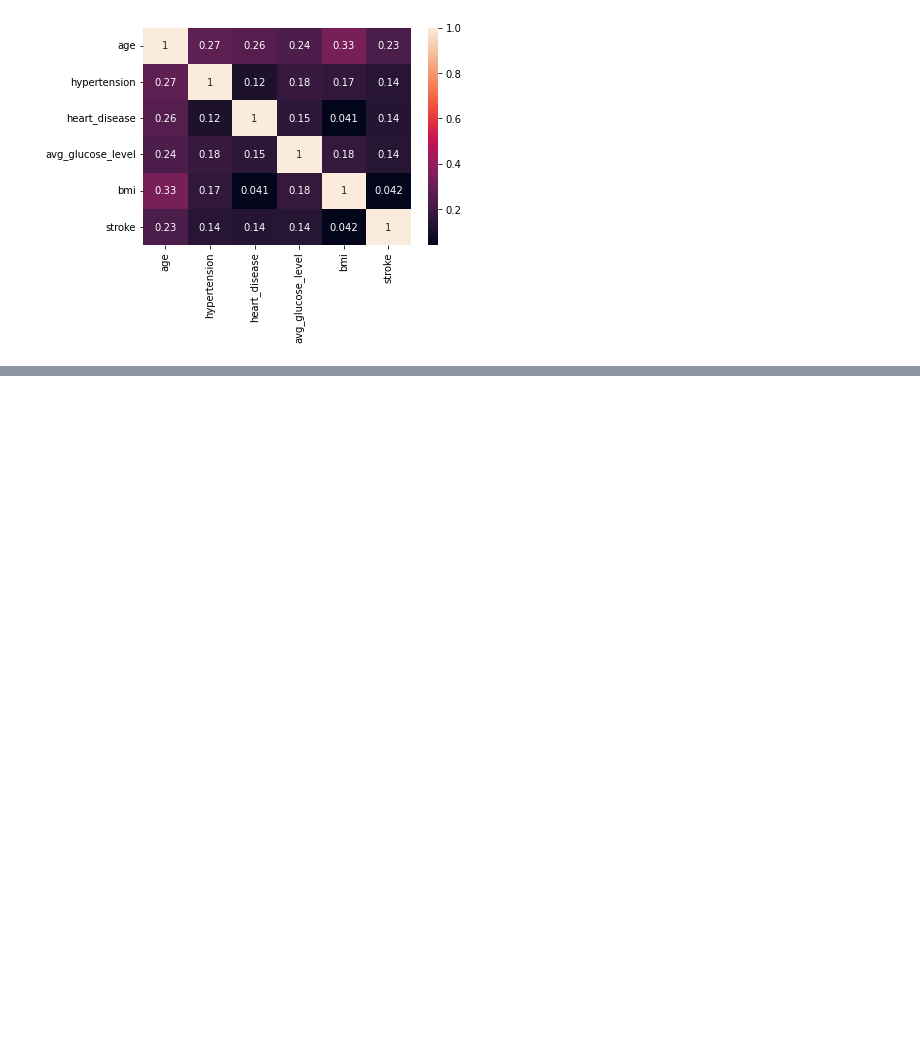
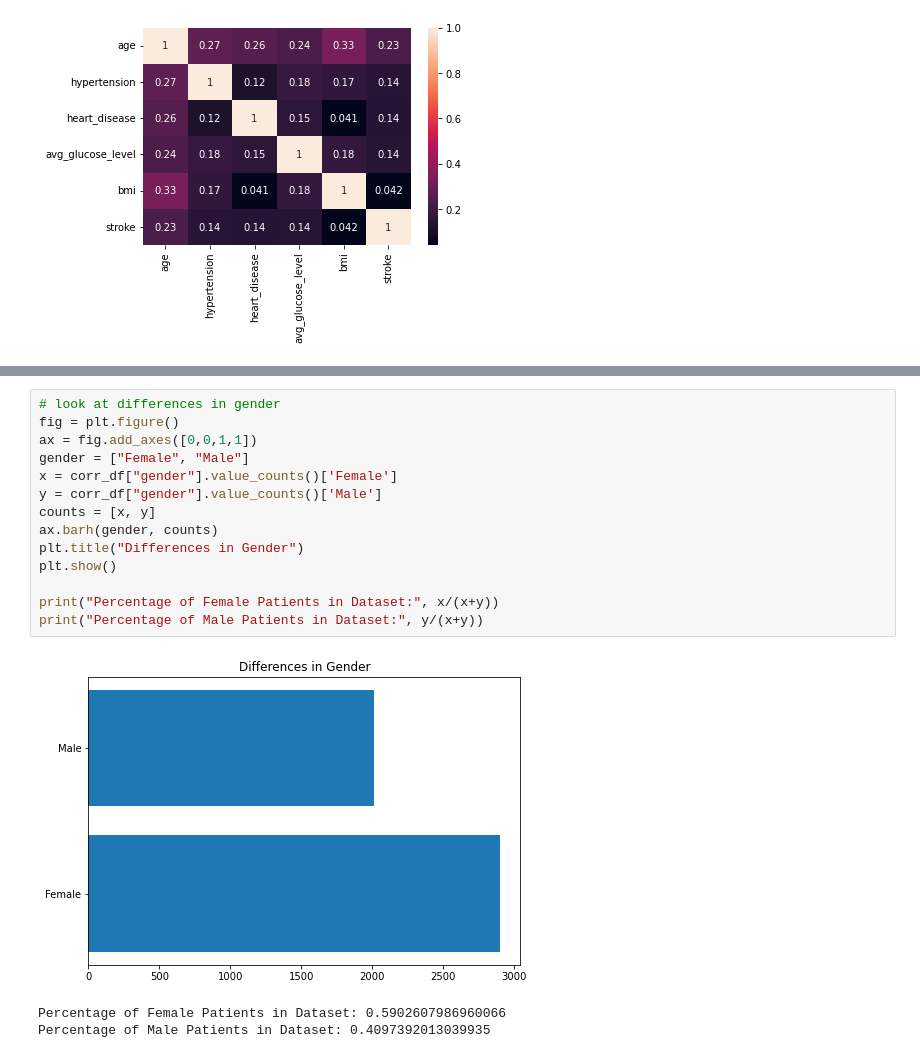
Before and after one commit to cmmoreno9/practice_stroke_dataset, a Jupyter notebook: stroke_data_exploration_practice.ipynb, the cells around one changed output, grey strips where cells are left out. Drawn from its saved outputs; the diff is of its cells as text; blank space fills up the shorter version.

Commit message:
added some bar charts

```diff
--- a/stroke_data_exploration_practice.ipynb
+++ b/stroke_data_exploration_practice.ipynb
@@ -171,0 +179,18 @@ Hypertension & Age
+# %%
+# look at differences in gender
+fig = plt.figure()
+ax = fig.add_axes([0,0,1,1])
+gender = ["Female", "Male"]
+x = corr_df["gender"].value_counts()['Female']
+y = corr_df["gender"].value_counts()['Male']
+counts = [x, y]
+ax.barh(gender, counts)
+plt.title("Differences in Gender")
+plt.show()
+
+print("Percentage of Female Patients in Dataset:", x/(x+y))
+print("Percentage of Male Patients in Dataset:", y/(x+y))
+# %% [output]
+[figure, added]
+Percentage of Female Patients in Dataset: 0.5902607986960066
+Percentage of Male Patients in Dataset: 0.4097392013039935
```
Also changed, not shown: parts of 2 cells of this notebook.
